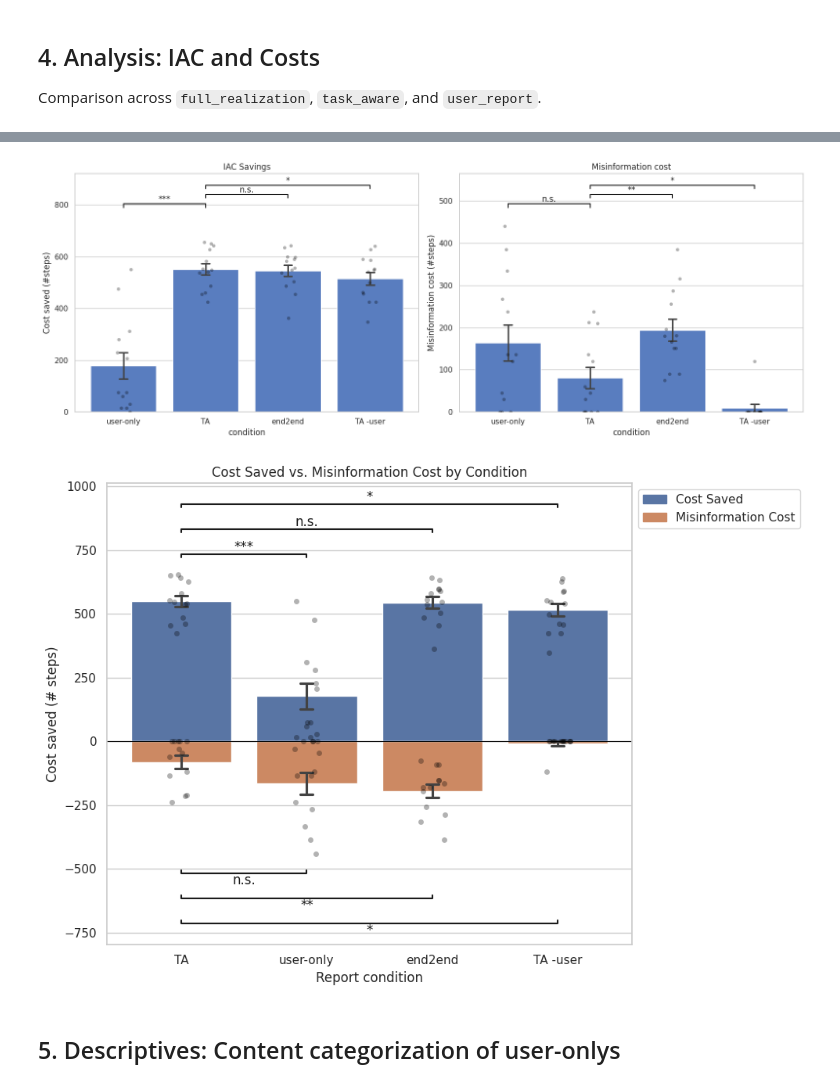
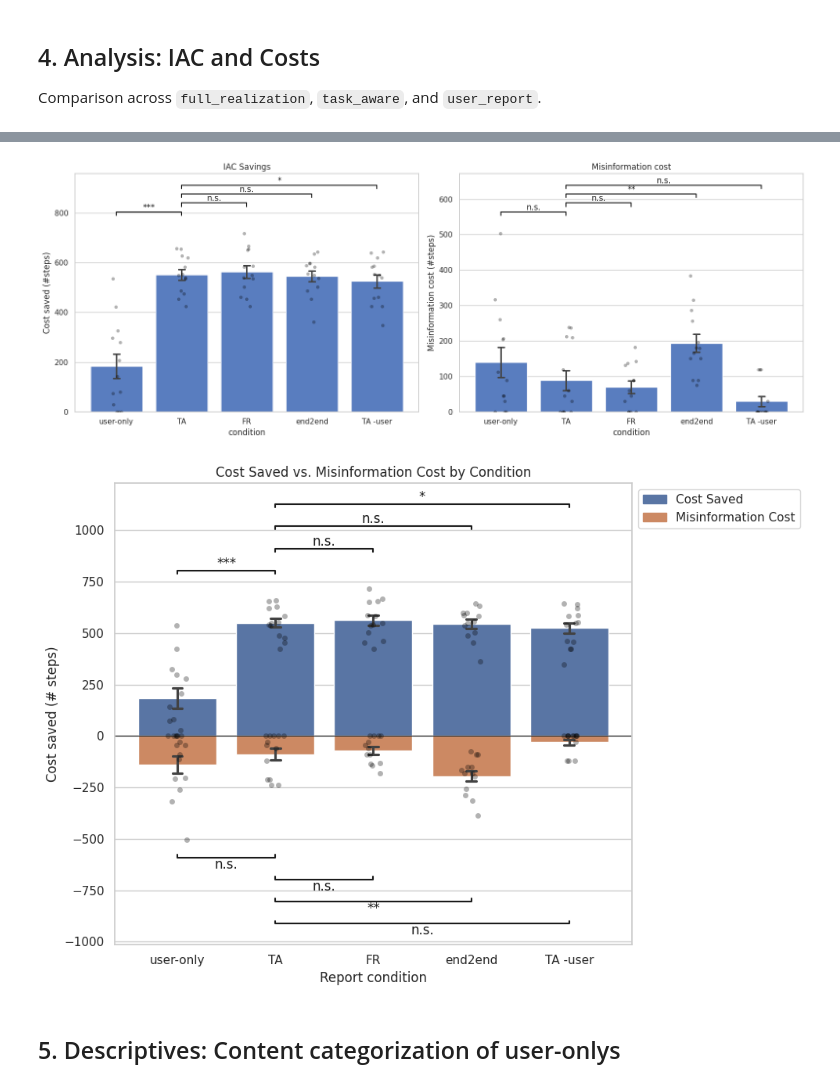
Before and after one commit to cairo-robotics/verbal_task_handover, a Jupyter notebook: analysis/statistical_analysis.ipynb, the cells around one changed output, grey strips where cells are left out. Saved outputs shown, nothing was run; the diff lists cells and outputs as text; code cells hidden in the pictures.

```diff
--- a/analysis/statistical_analysis.ipynb
+++ b/analysis/statistical_analysis.ipynb
@@ -24,6 +24,7 @@ if not os.path.exists(CSV_PATH):
 ## 1. Load and Prepare Data
 # %%
 df = pd.read_csv(CSV_PATH)
+df = df[df["model"] == "gpt"]
 
 
 # get derived metric (communcative compression)
@@ -384,6 +445,6 @@ plt.show()
 # %%
 # Create separate figures for pub
-conditions_to_plot = ["user-only", "TA", "end2end", "TA -user"]
+conditions_to_plot = ["user-only", "TA", "FR", "end2end", "TA -user"]
 plot_df = df[df['condition'].isin(conditions_to_plot)]
 metrics_to_plot = ["iac_cost_saved", "iac_misinformation_cost"]
 fig, axes = plt.subplots(1, len(metrics_to_plot), figsize=(16, 6))
@@ -426,7 +487,7 @@ axes[1].set_title("Misinformation cost")
 plt.tight_layout()
 plt.show()
 # %% [output]
-[figure, old version]
+[figure, new version]
 # %%
 def annotate_stats_inverted(ax, p_value, x1, x2, y, h):
     """Adds significance markers to a plot."""
@@ -448,7 +509,7 @@ import matplotlib.patches as mpatches
 
 sns.set_theme(style="whitegrid")
 df["inverse_misinfo_cost"] = df["iac_misinformation_cost"] * -1
-conditions_to_plot = ["TA", "user-only", "end2end", "TA -user"]
+conditions_to_plot = ["user-only", "TA", "FR", "end2end", "TA -user"]
 plot_df = df[df['condition'].isin(conditions_to_plot)]
 # metrics_to_plot = ["iac_cost_saved", "iac_misinformation_cost"]
 
@@ -494,34 +555,34 @@ for _, row in metric_posthoc.iterrows():
 metric = "iac_misinformation_cost"
 metric_posthoc = posthoc_df[posthoc_df['Metric'] == metric]
 max_y = plot_df[metric].max()
 # y_offset = max_y * 0.1
 curr_y = max_y * -1 - y_offset
 for _, row in metric_posthoc.iterrows():
     p_adj = row['p-adj']
     p1_name, p2_name = row['Comparison'].split(' vs ')
     if p1_name in conditions_to_plot and p2_name in conditions_to_plot:
         annotate_stats_inverted(ax, p_adj, idx_map[p1_name], idx_map[p2_name], curr_y, y_offset*0.2)
         curr_y -= (y_offset * 1.5)
 
 
 ax.axhline(0, color="black", linewidth=0.8)
 ax.set_ylabel("Cost saved (# steps)")
 ax.set_xlabel("Report condition")
 ax.set_title("Cost Saved vs. Misinformation Cost by Condition")
 # ax.legend()
 # Grab the colors seaborn assigned to each set of bars
 cost_saved_color = ax.patches[0].get_facecolor()
 misinfo_color = ax.patches[len(conditions_to_plot)].get_facecolor()
 
 cost_saved_patch = mpatches.Patch(color=cost_saved_color, label='Cost Saved')
 misinfo_patch = mpatches.Patch(color=misinfo_color, label='Misinformation Cost')
 
 ax.legend(handles=[cost_saved_patch, misinfo_patch], bbox_to_anchor=(1, 1))
 
 plt.tight_layout()
 plt.show()
 # %% [output]
-[figure, old version]
+[figure, new version]
 # %% [markdown]
 ## 5. Descriptives: Content categorization of user-onlys
 # %%
```
Also changed, not shown: parts of 9 cells of this notebook, 11 other files.
